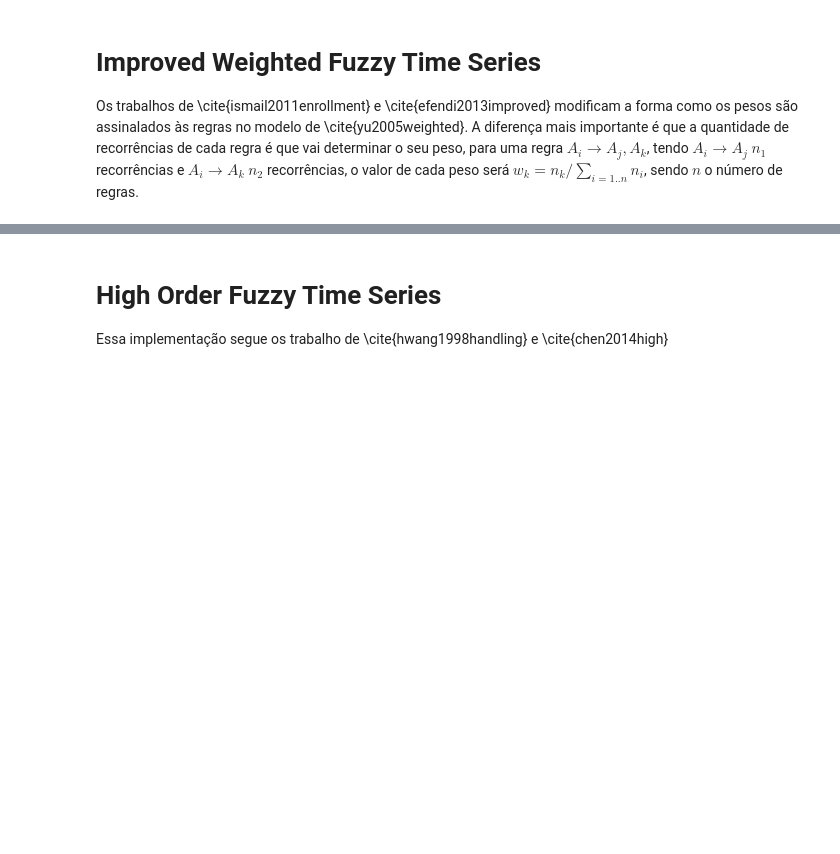
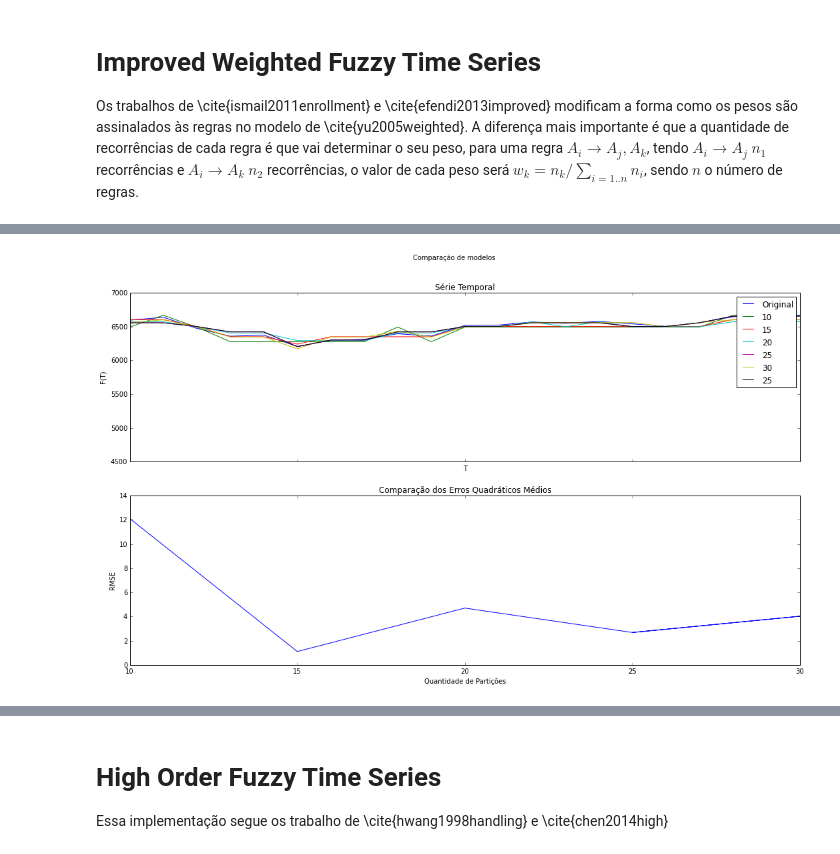
Before and after one commit to petroniocandido/FuzzyTimeSeries, a Jupyter notebook: FTS.ipynb, the cells around one changed output, grey strips where cells are left out. Cells and saved outputs as stored; diff of their text form; code cells hidden in the pictures; blank space fills up the shorter version.

```diff
--- a/FTS.ipynb
+++ b/FTS.ipynb
@@ -492,0 +546,4 @@ Os trabalhos de \cite{ismail2011enrollment} e \cite{efendi2013improved} modifica
+# %%
+best2 = SelecaoSimples_MenorRMSE(taiexsample,[10,15,20,25,30,25], ImprovedWeightedFTS)
+# %% [output]
+[figure, added]
```
Also changed, not shown: parts of 20 cells of this notebook, 2 other files.
